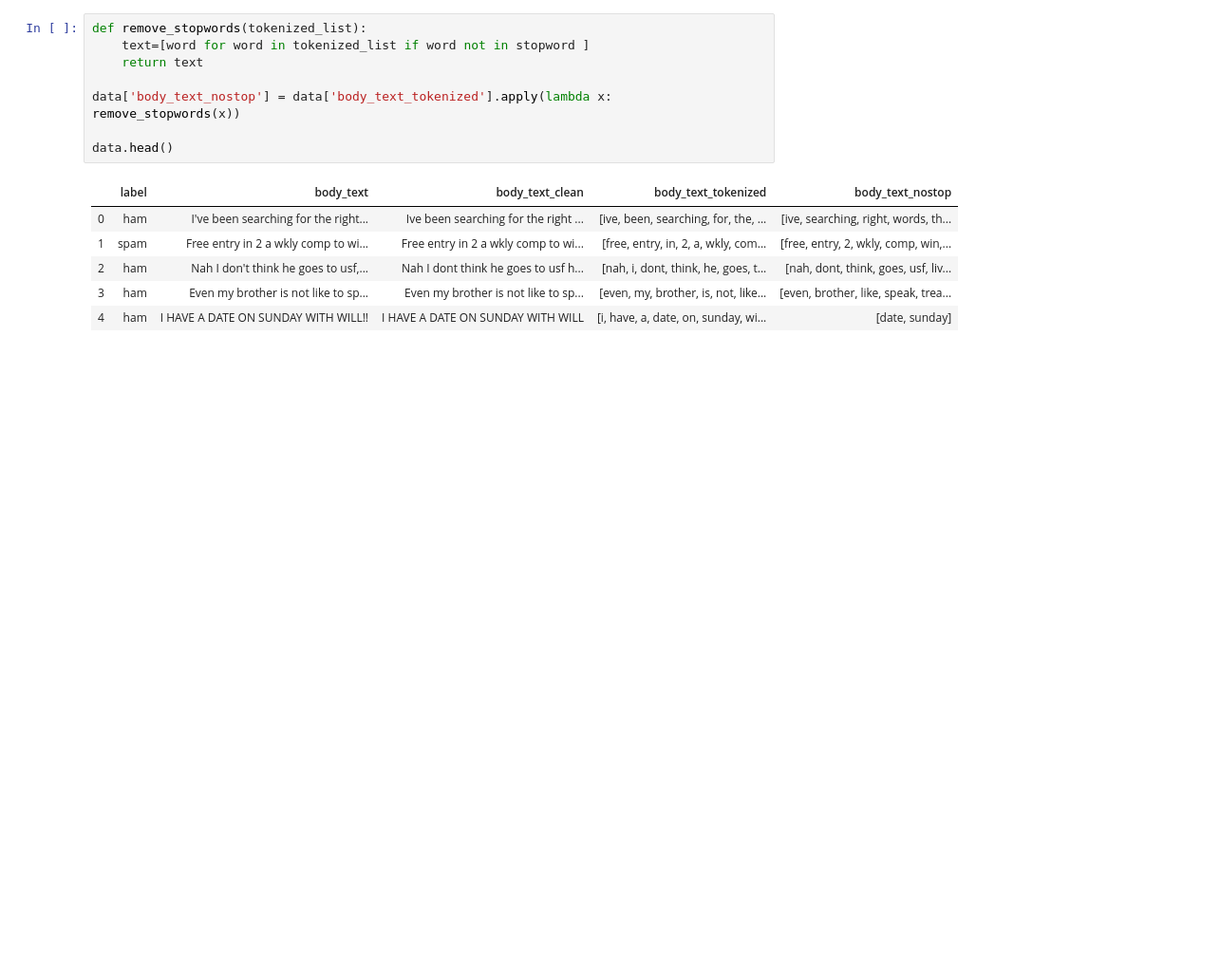
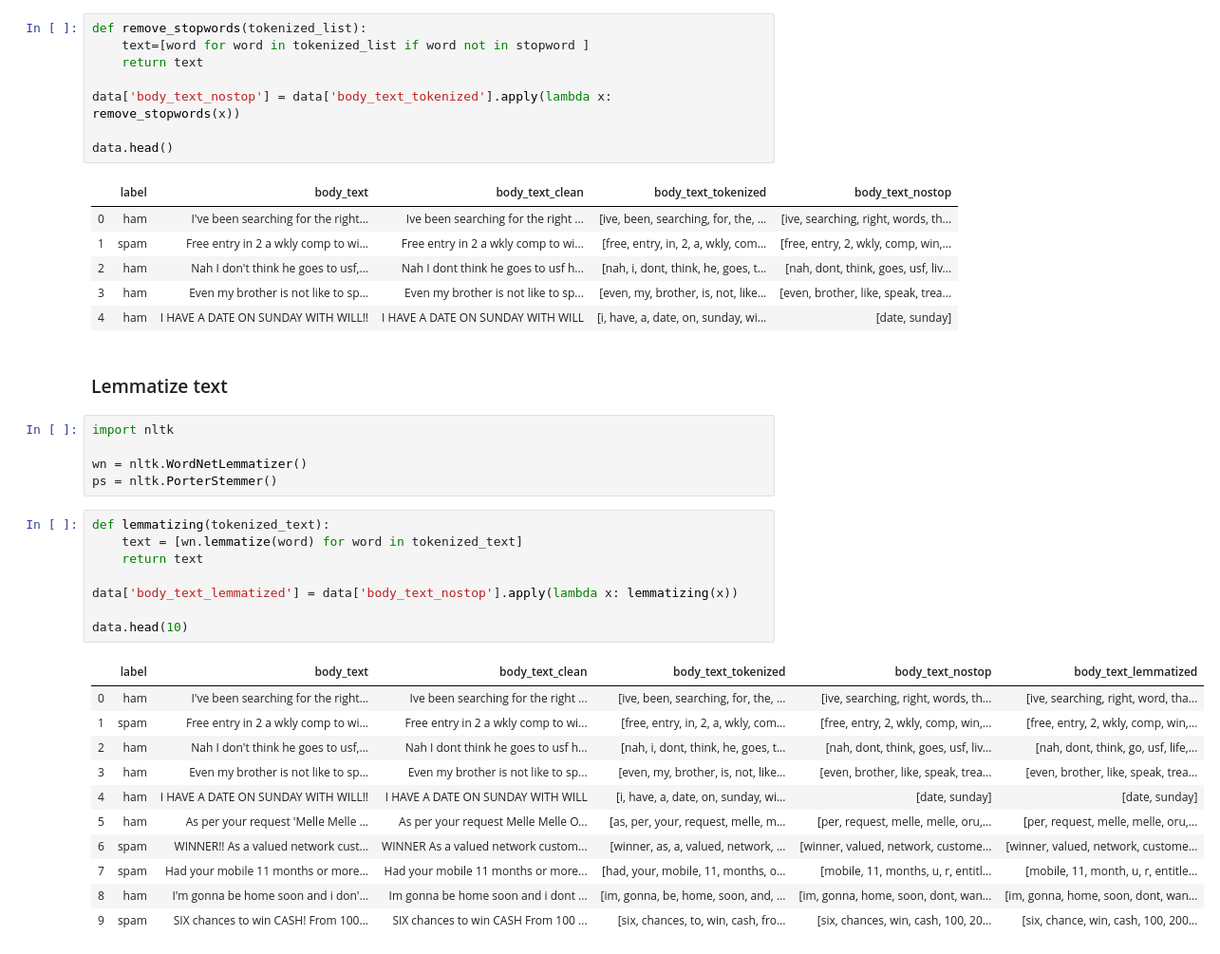
Before and after one commit to import-ajith/nlp-sms-spam-filter, a Jupyter notebook: preprocessing-data.ipynb, the cells around one changed output. Shown: that part at 95% size. Drawn from its saved outputs; the diff is of its cells as text; blank space fills up the shorter version.

```diff
--- a/preprocessing-data.ipynb
+++ b/preprocessing-data.ipynb
@@ -99,3 +99,30 @@ data.head()
 | 2 | ham | Nah I don't think he goes to usf,... | Nah I dont think he goes to usf h... | [nah, i, dont, think, he, goes, t... | [nah, dont, think, goes, usf, liv... |
 | 3 | ham | Even my brother is not like to sp... | Even my brother is not like to sp... | [even, my, brother, is, not, like... | [even, brother, like, speak, trea... |
 | 4 | ham | I HAVE A DATE ON SUNDAY WITH WILL!! | I HAVE A DATE ON SUNDAY WITH WILL | [i, have, a, date, on, sunday, wi... | [date, sunday] |
+# %% [markdown]
+### Lemmatize text
+# %%
+import nltk
+
+wn = nltk.WordNetLemmatizer()
+ps = nltk.PorterStemmer()
+# %%
+def lemmatizing(tokenized_text):
+    text = [wn.lemmatize(word) for word in tokenized_text]
+    return text
+
+data['body_text_lemmatized'] = data['body_text_nostop'].apply(lambda x: lemmatizing(x))
+
+data.head(10)
+# %% [output]
+|  | label | body_text | body_text_clean | body_text_tokenized | body_text_nostop | body_text_lemmatized |
+| 0 | ham | I've been searching for the right... | Ive been searching for the right ... | [ive, been, searching, for, the, ... | [ive, searching, right, words, th... | [ive, searching, right, word, tha... |
+| 1 | spam | Free entry in 2 a wkly comp to wi... | Free entry in 2 a wkly comp to wi... | [free, entry, in, 2, a, wkly, com... | [free, entry, 2, wkly, comp, win,... | [free, entry, 2, wkly, comp, win,... |
+| 2 | ham | Nah I don't think he goes to usf,... | Nah I dont think he goes to usf h... | [nah, i, dont, think, he, goes, t... | [nah, dont, think, goes, usf, liv... | [nah, dont, think, go, usf, life,... |
+| 3 | ham | Even my brother is not like to sp... | Even my brother is not like to sp... | [even, my, brother, is, not, like... | [even, brother, like, speak, trea... | [even, brother, like, speak, trea... |
+| 4 | ham | I HAVE A DATE ON SUNDAY WITH WILL!! | I HAVE A DATE ON SUNDAY WITH WILL | [i, have, a, date, on, sunday, wi... | [date, sunday] | [date, sunday] |
+| 5 | ham | As per your request 'Melle Melle ... | As per your request Melle Melle O... | [as, per, your, request, melle, m... | [per, request, melle, melle, oru,... | [per, request, melle, melle, oru,... |
+| 6 | spam | WINNER!! As a valued network cust... | WINNER As a valued network custom... | [winner, as, a, valued, network, ... | [winner, valued, network, custome... | [winner, valued, network, custome... |
+| 7 | spam | Had your mobile 11 months or more... | Had your mobile 11 months or more... | [had, your, mobile, 11, months, o... | [mobile, 11, months, u, r, entitl... | [mobile, 11, month, u, r, entitle... |
+| 8 | ham | I'm gonna be home soon and i don'... | Im gonna be home soon and i dont ... | [im, gonna, be, home, soon, and, ... | [im, gonna, home, soon, dont, wan... | [im, gonna, home, soon, dont, wan... |
+| 9 | spam | SIX chances to win CASH! From 100... | SIX chances to win CASH From 100 ... | [six, chances, to, win, cash, fro... | [six, chances, win, cash, 100, 20... | [six, chance, win, cash, 100, 200... |
```
Also changed, not shown: 1 other file.
